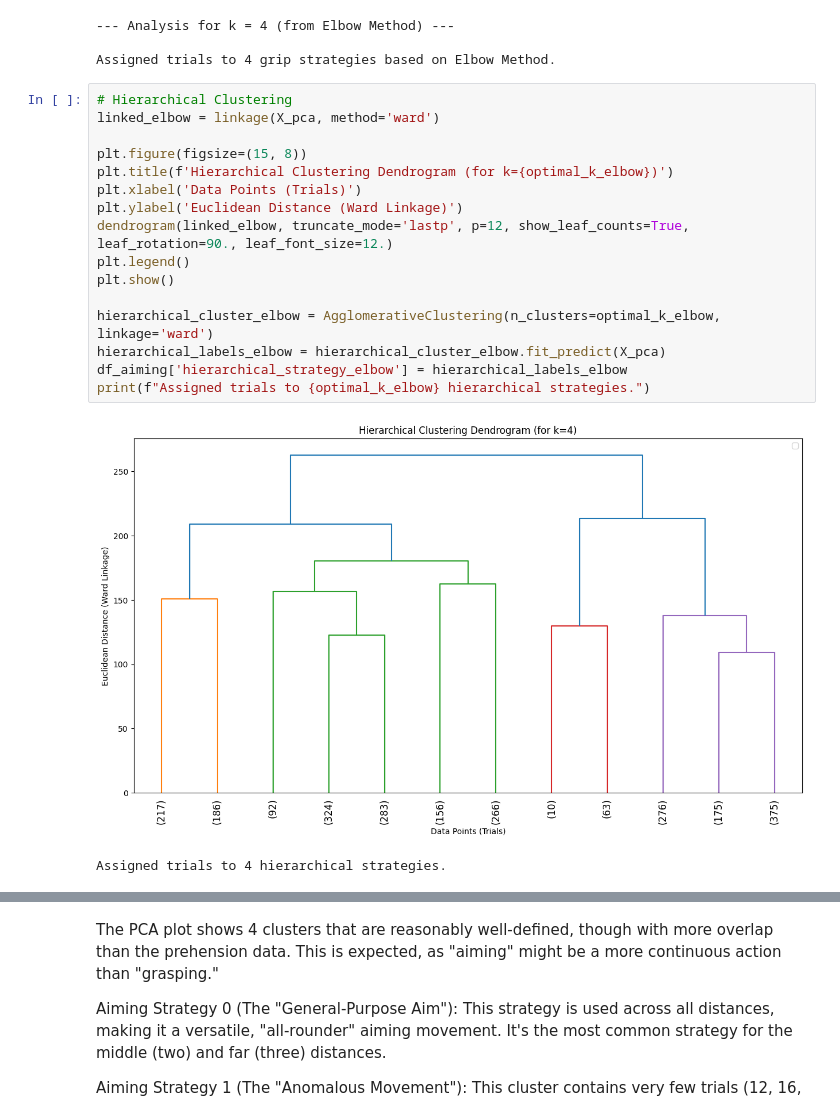
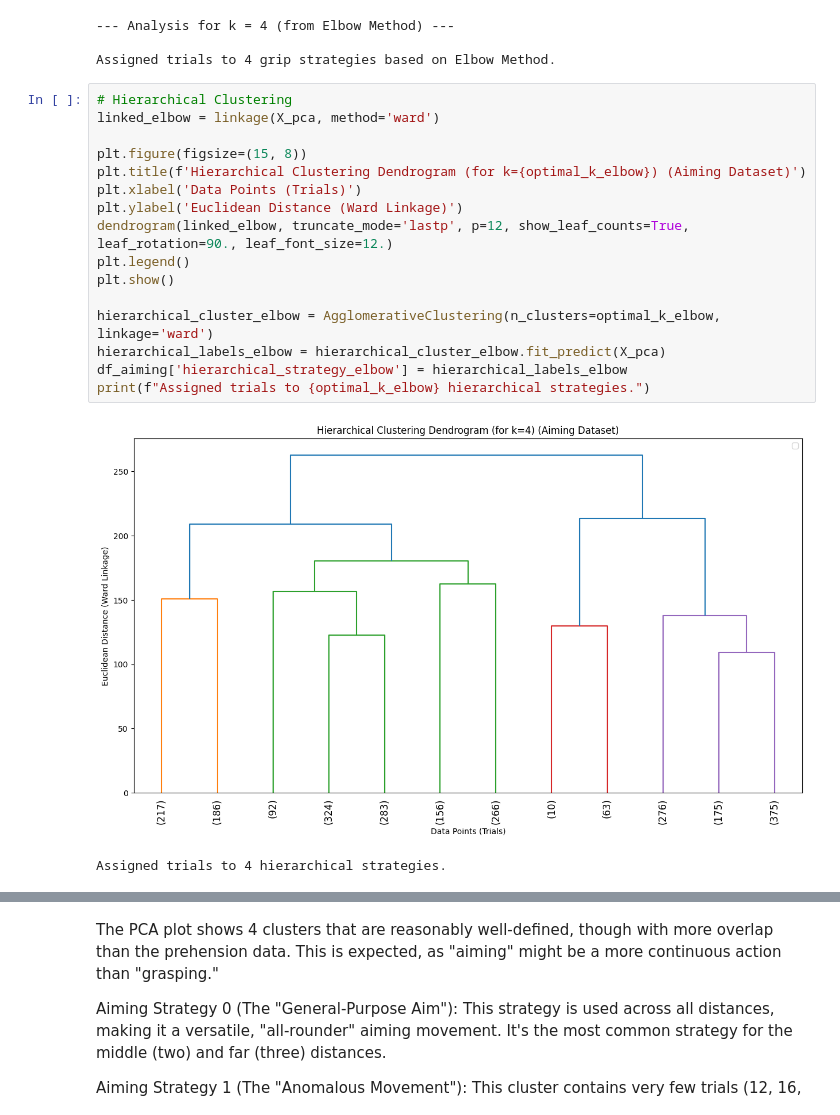
Before and after one commit to BhargavKumarNath/Classifying-Grip-Strategies-Using-Machine-Learning-, a Jupyter notebook: notebooks/02_ml_model_aiming.ipynb, the cells around one changed output, grey strips where cells are left out. Cells and saved outputs as stored; diff of their text form.

```diff
--- a/notebooks/02_ml_model_aiming.ipynb
+++ b/notebooks/02_ml_model_aiming.ipynb
@@ -135,21 +135,21 @@ Assigned trials to 4 grip strategies based on Elbow Method.
 # %%
 # Hierarchical Clustering
 linked_elbow = linkage(X_pca, method='ward')
 
 plt.figure(figsize=(15, 8))
-plt.title(f'Hierarchical Clustering Dendrogram (for k={optimal_k_elbow})')
+plt.title(f'Hierarchical Clustering Dendrogram (for k={optimal_k_elbow}) (Aiming Dataset)')
 plt.xlabel('Data Points (Trials)')
 plt.ylabel('Euclidean Distance (Ward Linkage)')
 dendrogram(linked_elbow, truncate_mode='lastp', p=12, show_leaf_counts=True, leaf_rotation=90., leaf_font_size=12.)
 plt.legend()
 plt.show()
 
 hierarchical_cluster_elbow = AgglomerativeClustering(n_clusters=optimal_k_elbow, linkage='ward')
 hierarchical_labels_elbow = hierarchical_cluster_elbow.fit_predict(X_pca)
 df_aiming['hierarchical_strategy_elbow'] = hierarchical_labels_elbow
 print(f"Assigned trials to {optimal_k_elbow} hierarchical strategies.")
 # %% [output]
-[figure, old version]
+[figure, new version]
 Assigned trials to 4 hierarchical strategies.
 # %%
 # Interpretation and Visualization
```
Also changed, not shown: parts of 3 cells of this notebook, 46 other files.
